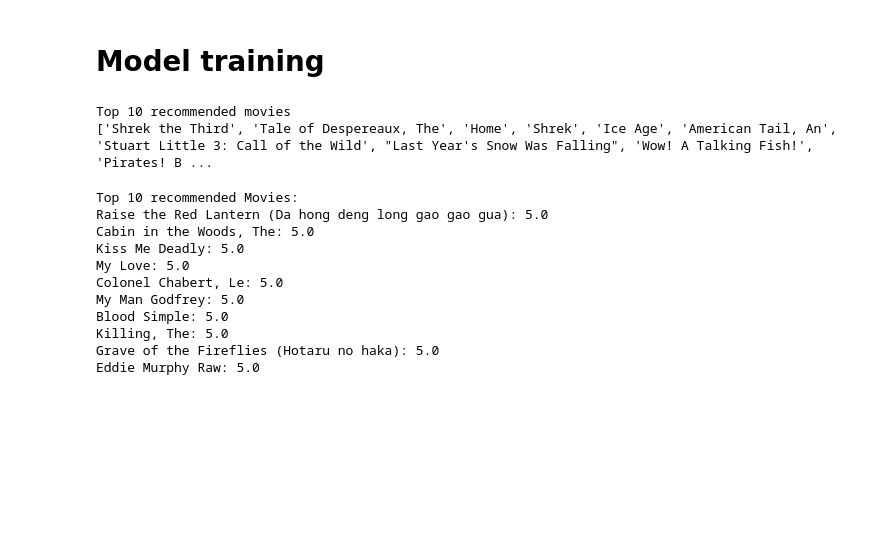
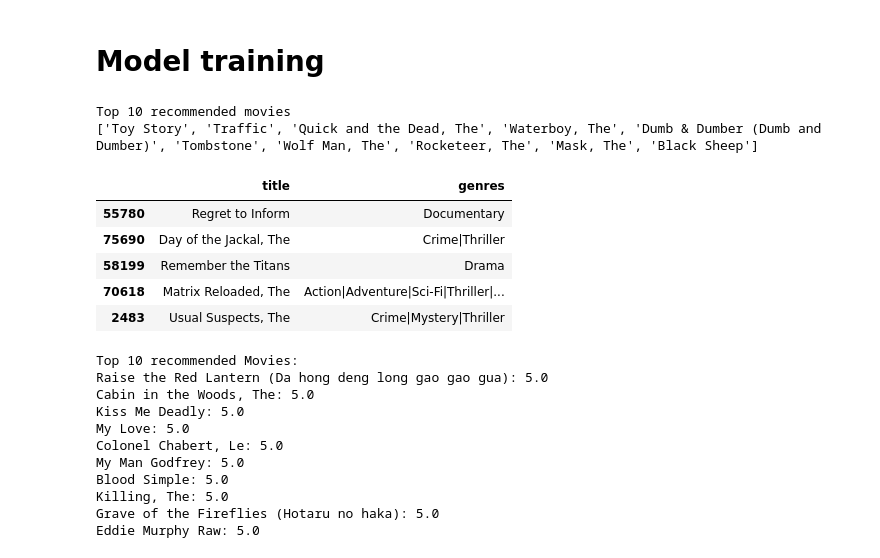
Before and after one commit to NaydelMuscat/com.mcast.project.NaydelMuscat, a Jupyter notebook: src/05_ML_Pipeline.ipynb, the cells around one changed output. Drawn from its saved outputs; the diff is of its cells as text; code cells hidden in the pictures; blank space fills up the shorter version.

```diff
--- a/src/05_ML_Pipeline.ipynb
+++ b/src/05_ML_Pipeline.ipynb
@@ -481,10 +509,8 @@ train2, test2 = train_test_split(movies_with_genres, test_size=0.2, random_state
 #This model uses the genre, what i can do is add the average ratings, so i can compute the metric results, also i can add the release year afterwards.
 #What i can do is make use of this code but now i add the average rating that the user has rated, then i add another parameter the release year
 
-#Grouped by title with genre, which was used the one hot encoding of genre
-
 # Group by title and calculate similarity using cosine similarity
-grouped_movies = test2.groupby('title').mean()
+grouped_movies = test1.groupby('title').mean()
 similarity_matrix = cosine_similarity(grouped_movies.drop('movieId', axis=1))
 
 # Define a function to recommend movies
@@ -507,7 +533,35 @@ print('Top 10 recommended movies')
 print(recommended_movies)
 # %% [output]
 Top 10 recommended movies
-['Shrek the Third', 'Tale of Despereaux, The', 'Home', 'Shrek', 'Ice Age', 'American Tail, An', 'Stuart Little 3: Call of the Wild', "Last Year's Snow Was Falling", 'Wow! A Talking Fish!', 'Pirates! B ...
+['Toy Story', 'Traffic', 'Quick and the Dead, The', 'Waterboy, The', 'Dumb & Dumber (Dumb and Dumber)', 'Tombstone', 'Wolf Man, The', 'Rocketeer, The', 'Mask, The', 'Black Sheep']
+# %%
+#Get similar movies based on similarity
+def get_similar_movies(title, cosine_sim, n=10):
+    # Get the index of the movie with the given title
+    idx = test1[test1['title'] == title].index[0]
+
+    # Get the cosine similarity scores for all movies
+    sim_scores = list(enumerate(cosine_sim[idx]))
+
+    # Sort the movies by similarity score
+    sim_scores = sorted(sim_scores, key=lambda x: x[1], reverse=True)
+
+    # Get the top n most similar movies
+    sim_scores = sim_scores[1:n+1]
+    movie_indices = [i[0] for i in sim_scores]
+    similar_movies = test1.iloc[movie_indices][['title', 'genres']]
+
+    return similar_movies
+
+# Example usage
+get_similar_movies('Toy Story', cosine_similarity(genres_df), n=5)
+# %% [output]
+|  | title | genres |
+| 55780 | Regret to Inform | Documentary |
+| 75690 | Day of the Jackal, The | Crime|Thriller |
+| 58199 | Remember the Titans | Drama |
+| 70618 | Matrix Reloaded, The | Action|Adventure|Sci-Fi|Thriller|... |
+| 2483 | Usual Suspects, The | Crime|Mystery|Thriller |
 # %%
 #Given the most naive recommendation system would be the general movie rating
 #Calculating the mean rating of every movie.
```
Also changed, not shown: parts of 5 cells of this notebook.
